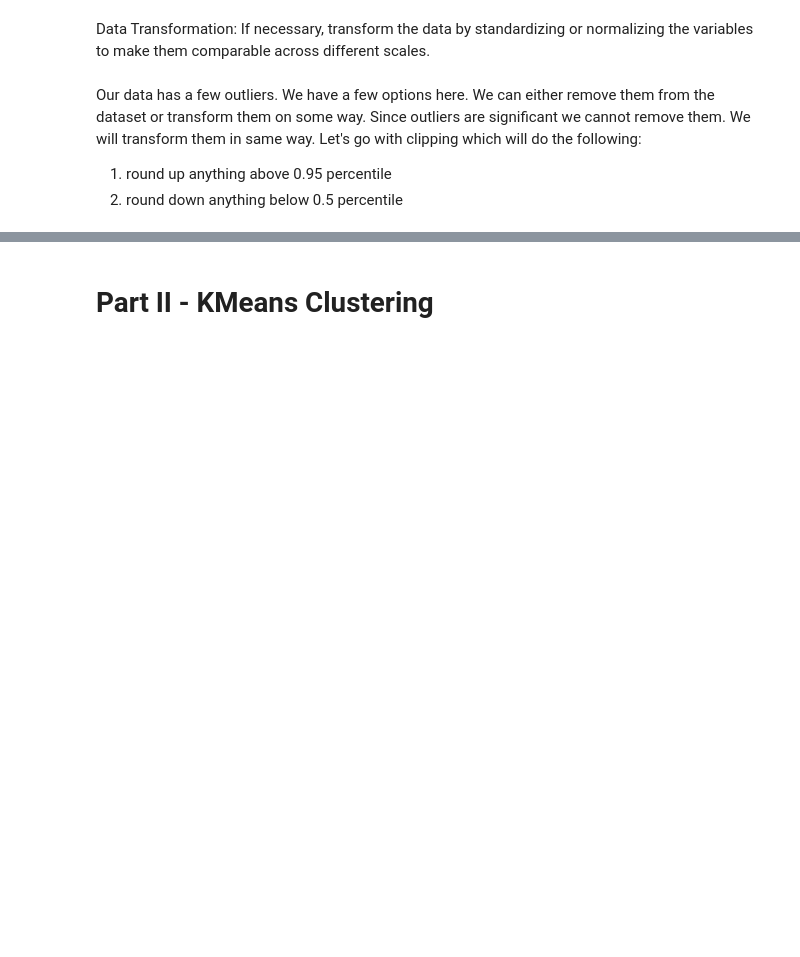
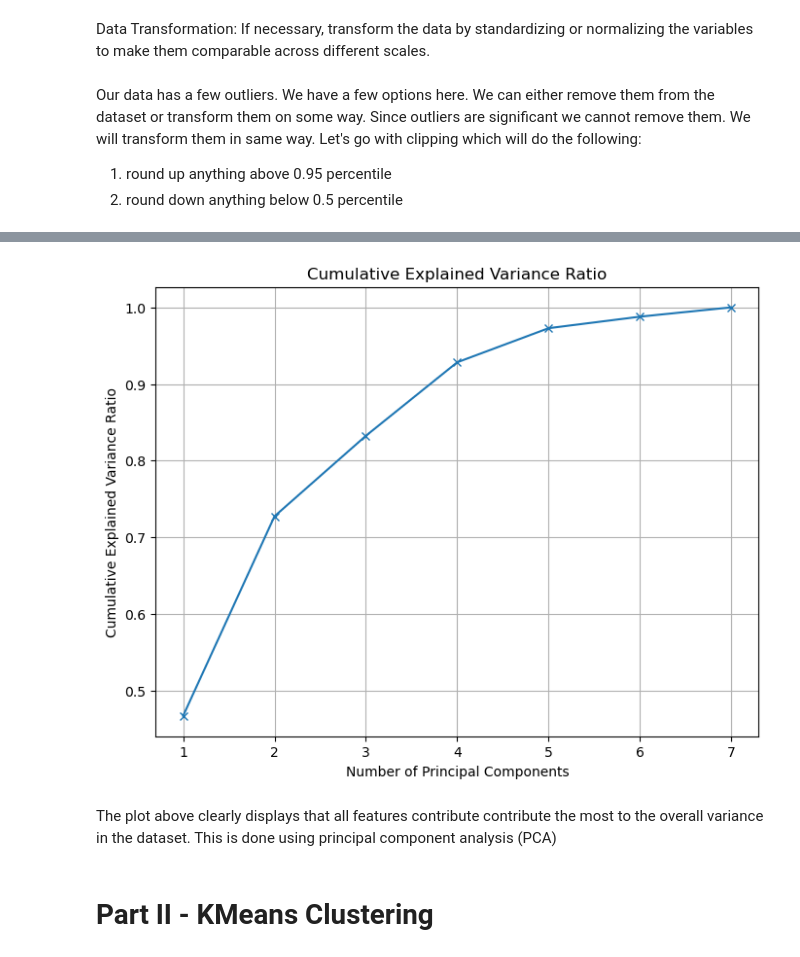
Before and after one commit to inn-ctrl/ml-project-unsupervised-learning, a Jupyter notebook: Unsupervised Learning - Project.ipynb, the cells around one changed output, grey strips where cells are left out. Drawn from its saved outputs; the diff is of its cells as text; code cells hidden in the pictures; blank space fills up the shorter version.

```diff
--- a/Unsupervised Learning - Project.ipynb
+++ b/Unsupervised Learning - Project.ipynb
@@ -256,0 +246,30 @@ new_df
+# %%
+data_cols = ['','Milk','Fresh', 'Grocery', 'Frozen', 'Detergents_Paper', 'Delicassen']
+target_col = ['Tot_by_Channel']
+
+#we will standardize our data using StandardScaler
+scaler = StandardScaler()
+data_scaled = scaler.fit_transform(new_df)
+
+#we will fit our transformed dataset on PCA and get evr, and cv of ratio
+pca = PCA()
+pca.fit(data_scaled)
+explained_var_ratio = pca.explained_variance_ratio_
+cumul_var_ratio = explained_var_ratio.cumsum()
+
+#we will set percentage explained by features and use it to get features, then fit t PCA
+perc_explained = 0.95
+nber_features = np.argmax(cumul_var_ratio >= perc_explained) + 1
+
+pca = PCA(n_components = nber_features)
+pca.fit(data_scaled)
+
+#we will get the principal features, and their names
+feats = pca.components_
+feat_names = new_df.columns
+
+#We turn it into a dataframe
+feats_sel_df = pd.DataFrame(feats.T, columns=[f'PC{i+1}' for i in range(nber_features)], index=feat_names)
+
+# Show the DataFrame
+feats_sel_df
@@ -257,3 +285,16 @@ new_df
+# %%
+#visualization. I will use explained_var_ratio and cumul_var_ratio
+plt.figure(figsize=(8, 6))
+plt.plot(range(1, len(cumul_var_ratio) + 1), cumul_var_ratio, marker='x', )
+plt.title('Cumulative Explained Variance Ratio')
+plt.xlabel('Number of Principal Components')
+plt.ylabel('Cumulative Explained Variance Ratio')
+plt.grid(True)
+plt.show()
+# %% [output]
+[figure, added]
+# %% [markdown]
+The plot above clearly displays that all features contribute contribute the most to the overall variance in the dataset. This is done using principal component analysis (PCA)
 # %% [markdown]
 # Part II - KMeans Clustering
 # %% [markdown]
```
Also changed, not shown: parts of 12 cells of this notebook.
